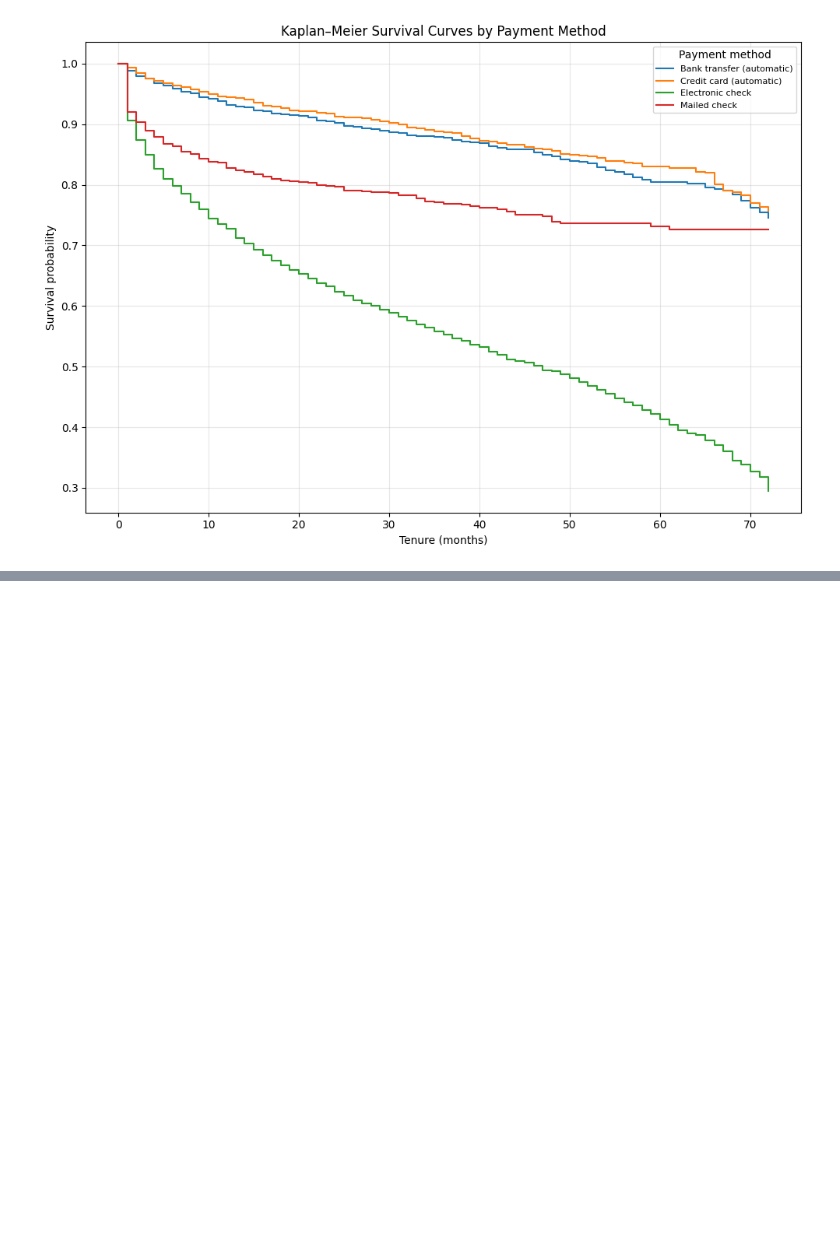
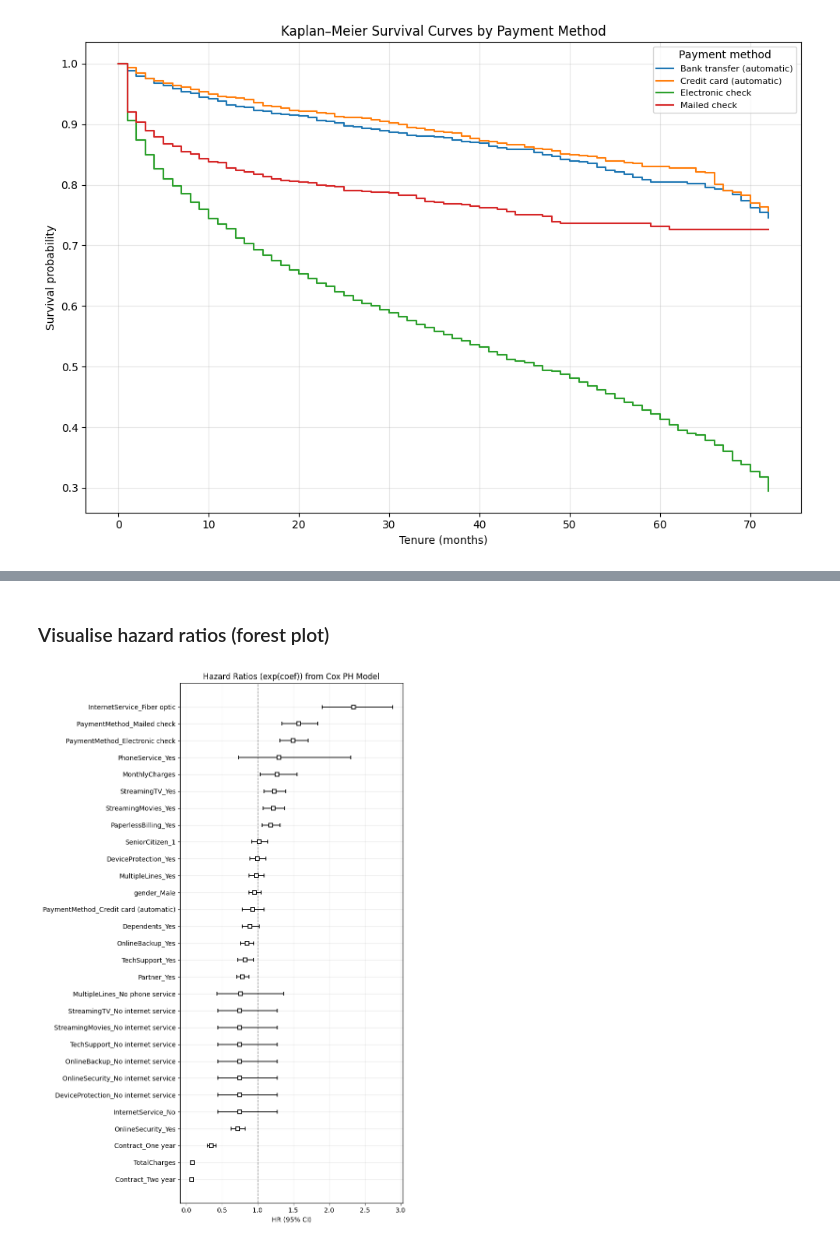
Before and after one commit to nawshinnasir/Statistics_Project_02, a Jupyter notebook: survival_analysis.ipynb, the cells around one changed output, grey strips where cells are left out. Cells and saved outputs as stored; diff of their text form; code cells hidden in the pictures; blank space fills up the shorter version.

Commit message:
Visualise hazard ratios

```diff
--- a/survival_analysis.ipynb
+++ b/survival_analysis.ipynb
@@ -224,0 +255,14 @@ plt.show()
+# %%
+# Keep survival columns and encoded covariates
+cols_to_use = [time_col, "Churn_event"] + [c for c in df_encoded.columns
+                                           if c not in [time_col, "Churn", "Churn_event", "customerID"]]
+
+cox_df = df_encoded[cols_to_use].copy()
+
+# Standardize selected numeric covariates (not the time column)
+for col in ["MonthlyCharges", "TotalCharges"]:
+    mean = cox_df[col].mean()
+    std = cox_df[col].std()
+    cox_df[col] = (cox_df[col] - mean) / std
+
+cox_df.head()
@@ -224,0 +279,6 @@ plt.show()
+# %%
+from lifelines import CoxPHFitter
+
+cph = CoxPHFitter(penalizer=0.01)
+cph.fit(cox_df, duration_col=time_col, event_col="Churn_event")
+cph.print_summary()
@@ -224,0 +317,16 @@ plt.show()
+# %% [markdown]
+### Visualise hazard ratios (forest plot)
+# %%
+plt.figure(figsize=(8, 12))        # set figure size here
+ax = cph.plot(hazard_ratios=True)  # no figsize argument
+
+plt.title("Hazard Ratios (exp(coef)) from Cox PH Model")
+plt.grid(True, alpha=0.3)
+plt.tight_layout()
+
+# Save the figure to a file
+plt.savefig("cox_hazard_ratios.png", dpi=300)  # or .pdf / .svg etc.
+
+plt.show()
+# %% [output]
+[figure, added]
```
Also changed, not shown: parts of 6 cells of this notebook, 1 other file.
